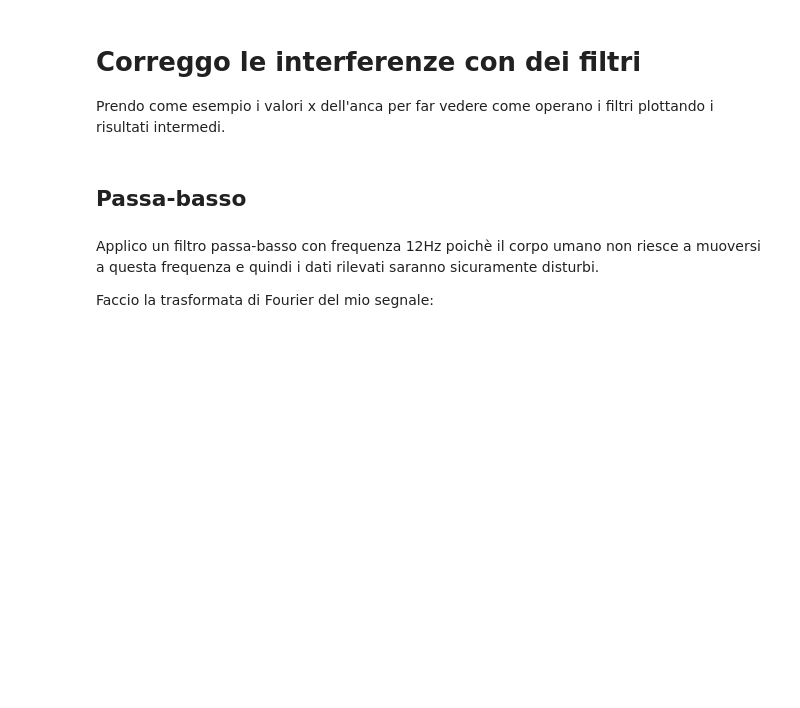
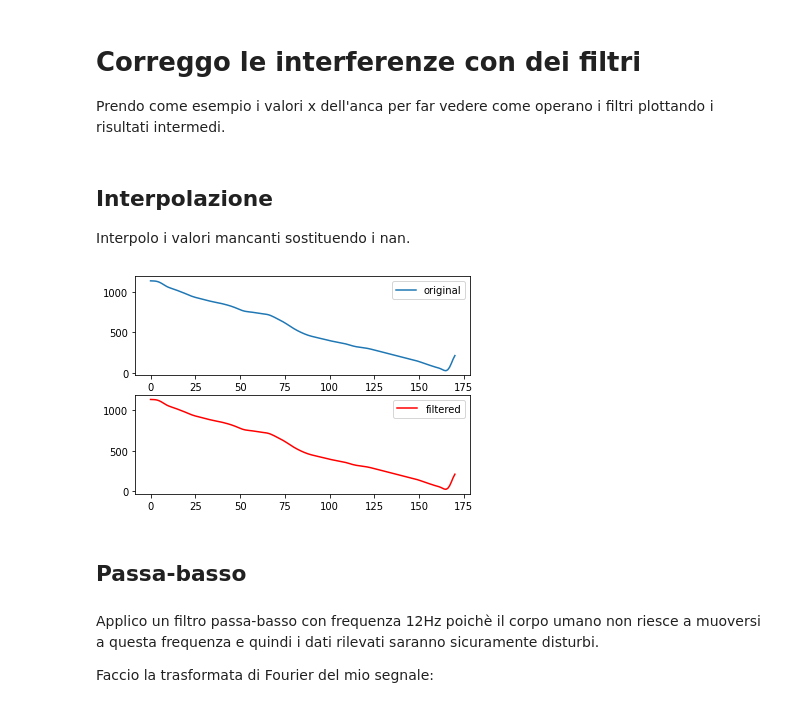
Before and after one commit to LoScarro/Fondamenti-di-Elaborazione-di-Segnali-e-Immagini, a Jupyter notebook: Pazienti/labo.ipynb, the cells around one changed output. Cells and saved outputs as stored; diff of their text form; code cells hidden in the pictures; blank space fills up the shorter version.

```diff
--- a/Pazienti/labo.ipynb
+++ b/Pazienti/labo.ipynb
@@ -108,6 +87,25 @@ pd.Series(segnali).interpolate()
 # Correggo le interferenze con dei filtri
 
 Prendo come esempio i valori x dell'anca per far vedere come operano i filtri plottando i risultati intermedi.
+# %% [markdown]
+## Interpolazione
+
+Interpolo i valori mancanti sostituendo i nan.
+# %%
+res=pd.Series(anca_x).interpolate(method='polynomial', order=2)
+
+plt.figure()
+plt.subplot(211)
+plt.plot(anca_x)
+plt.legend(['original'])
+#plt.title('original')
+plt.subplot(212)
+
+plt.plot(res, 'r')
+plt.legend(['filtered'])
+plt.show()
+# %% [output]
+[figure, added]
 # %% [markdown]
 ## Passa-basso
 # %% [markdown]
```
Also changed, not shown: parts of 22 cells of this notebook, 1 other file.
